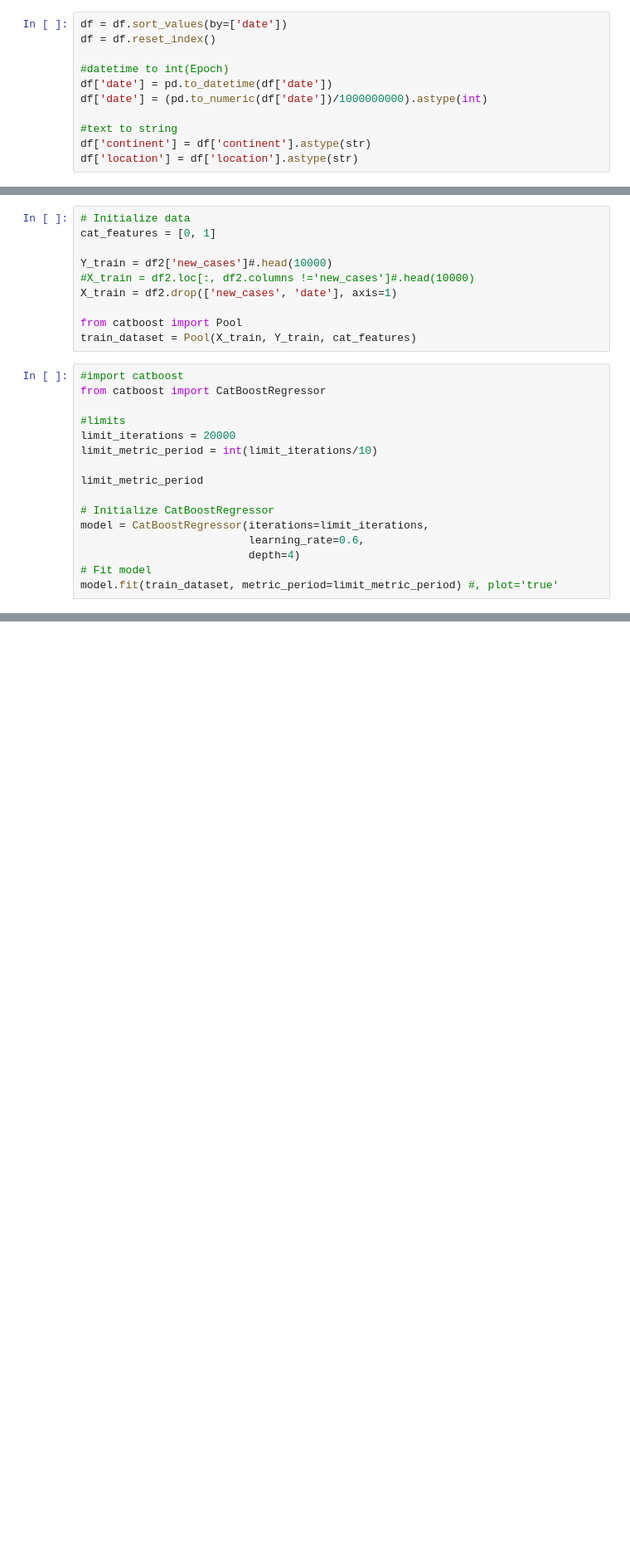
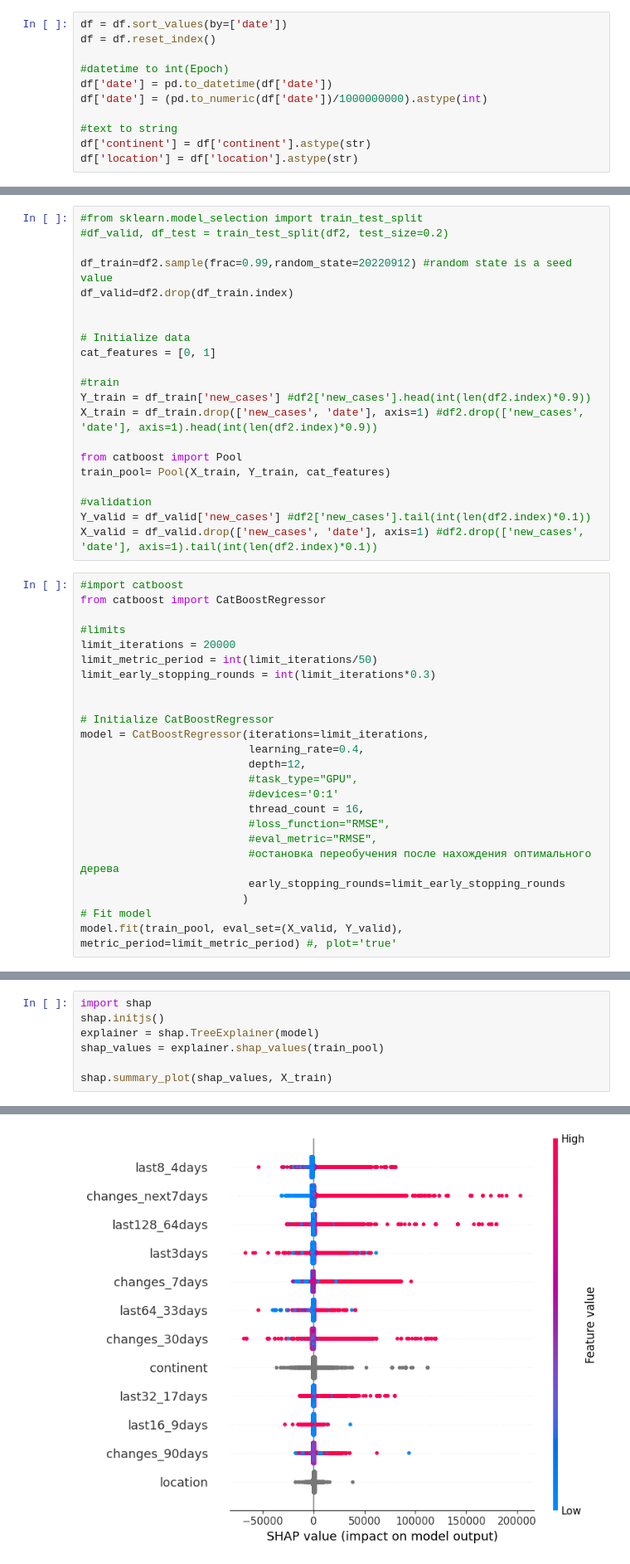
Before and after one commit to noxmyn/DMA, a Jupyter notebook: ML/covid-catboost.ipynb, the cells around one changed output, grey strips where cells are left out. Shown at 83% size. Saved outputs shown, nothing was run; the diff lists cells and outputs as text; blank space fills up the shorter version.

```diff
--- a/ML/covid-catboost.ipynb
+++ b/ML/covid-catboost.ipynb
@@ -68,27 +80,46 @@ df2.tail(8)
 # %%
+#from sklearn.model_selection import train_test_split
+#df_valid, df_test = train_test_split(df2, test_size=0.2)
+
+df_train=df2.sample(frac=0.99,random_state=20220912) #random state is a seed value
+df_valid=df2.drop(df_train.index)
+
+
 # Initialize data
 cat_features = [0, 1]
 
-Y_train = df2['new_cases']#.head(10000)
-#X_train = df2.loc[:, df2.columns !='new_cases']#.head(10000)
-X_train = df2.drop(['new_cases', 'date'], axis=1)
+#train
+Y_train = df_train['new_cases'] #df2['new_cases'].head(int(len(df2.index)*0.9))
+X_train = df_train.drop(['new_cases', 'date'], axis=1) #df2.drop(['new_cases', 'date'], axis=1).head(int(len(df2.index)*0.9))
 
 from catboost import Pool
-train_dataset = Pool(X_train, Y_train, cat_features)
+train_pool= Pool(X_train, Y_train, cat_features)
+
+#validation
+Y_valid = df_valid['new_cases'] #df2['new_cases'].tail(int(len(df2.index)*0.1))
+X_valid = df_valid.drop(['new_cases', 'date'], axis=1) #df2.drop(['new_cases', 'date'], axis=1).tail(int(len(df2.index)*0.1))
 # %%
 #import catboost
 from catboost import CatBoostRegressor
 
 #limits
 limit_iterations = 20000
-limit_metric_period = int(limit_iterations/10)
+limit_metric_period = int(limit_iterations/50)
+limit_early_stopping_rounds = int(limit_iterations*0.3)
 
-limit_metric_period
 
 # Initialize CatBoostRegressor
 model = CatBoostRegressor(iterations=limit_iterations,
-                          learning_rate=0.6,
-                          depth=4)
+                          learning_rate=0.4,
+                          depth=12,
+                          #task_type="GPU",
+                          #devices='0:1'
+                          thread_count = 16,
+                          #loss_function="RMSE",
+                          #eval_metric="RMSE",
+                          #остановка переобучения после нахождения оптимального дерева
+                          early_stopping_rounds=limit_early_stopping_rounds
+                         )
 # Fit model
-model.fit(train_dataset, metric_period=limit_metric_period) #, plot='true'
+model.fit(train_pool, eval_set=(X_valid, Y_valid), metric_period=limit_metric_period) #, plot='true'
 # %% [output]
@@ -266,0 +210,8 @@ fig.show()
+# %%
+import shap
+shap.initjs()
+explainer = shap.TreeExplainer(model)
+shap_values = explainer.shap_values(train_pool)
+
+shap.summary_plot(shap_values, X_train)
+# %% [output]
@@ -266,0 +219 @@ fig.show()
+[figure, added]
```
Also changed, not shown: parts of 14 cells of this notebook, 6 other files.
